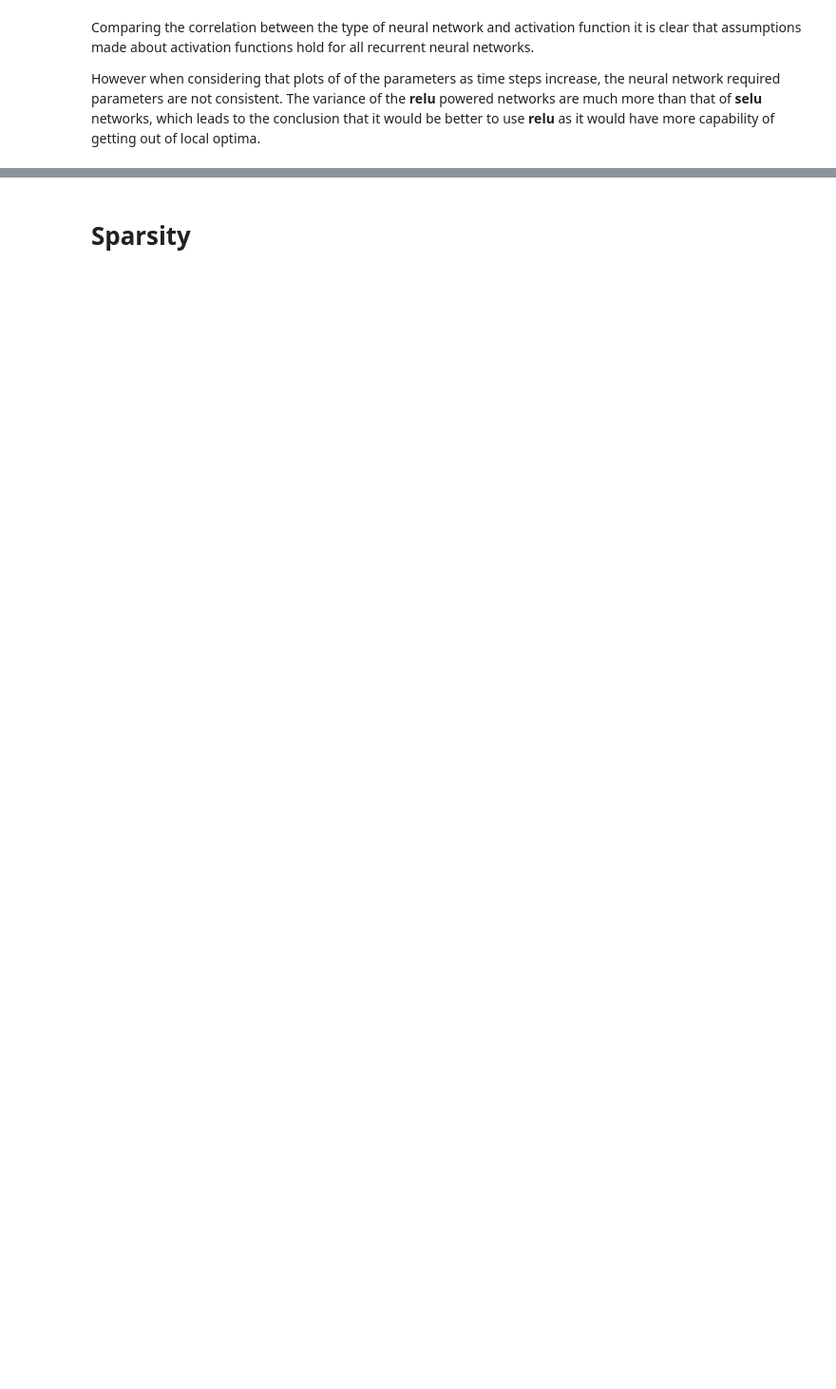
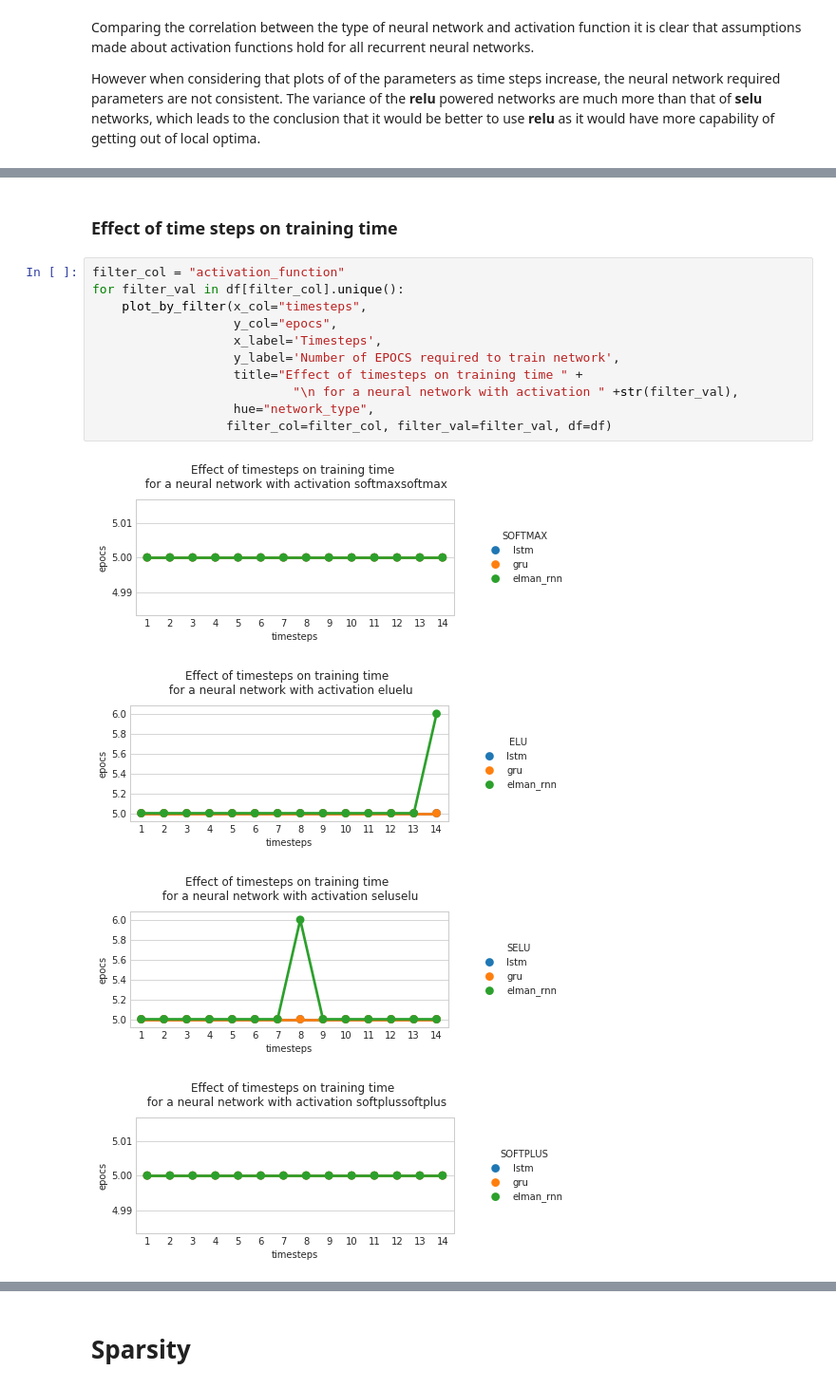
Before and after one commit to thesneakysneak/memory_capacity_retention_rnns, a Jupyter notebook: Notebooks/ExperimentAnalysis.ipynb, the cells around one changed output, grey strips where cells are left out. Shown at 95% size. Cells and saved outputs as stored; diff of their text form; blank space fills up the shorter version.

```diff
--- a/Notebooks/ExperimentAnalysis.ipynb
+++ b/Notebooks/ExperimentAnalysis.ipynb
@@ -308,0 +292,18 @@ However when considering that plots of of the parameters as time steps increase,
+# %% [markdown]
+### Effect of time steps on training time
+# %%
+filter_col = "activation_function"
+for filter_val in df[filter_col].unique():
+    plot_by_filter(x_col="timesteps",
+                   y_col="epocs",
+                   x_label='Timesteps',
+                   y_label='Number of EPOCS required to train network',
+                   title="Effect of timesteps on training time " +
+                           "\n for a neural network with activation " +str(filter_val),
+                   hue="network_type",
+                  filter_col=filter_col, filter_val=filter_val, df=df)
+# %% [output]
+[figure, added]
+[figure, added]
+[figure, added]
+[figure, added]
```
Also changed, not shown: parts of 17 cells of this notebook, 1 other file.
